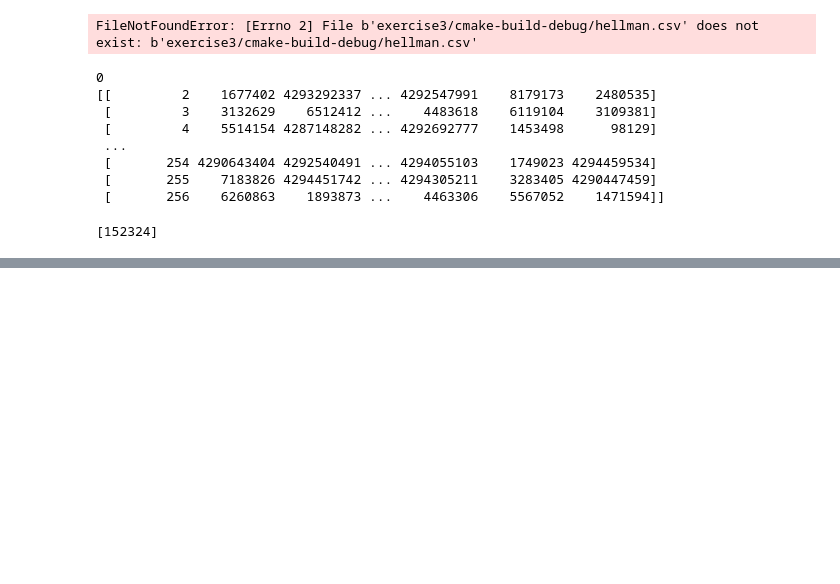
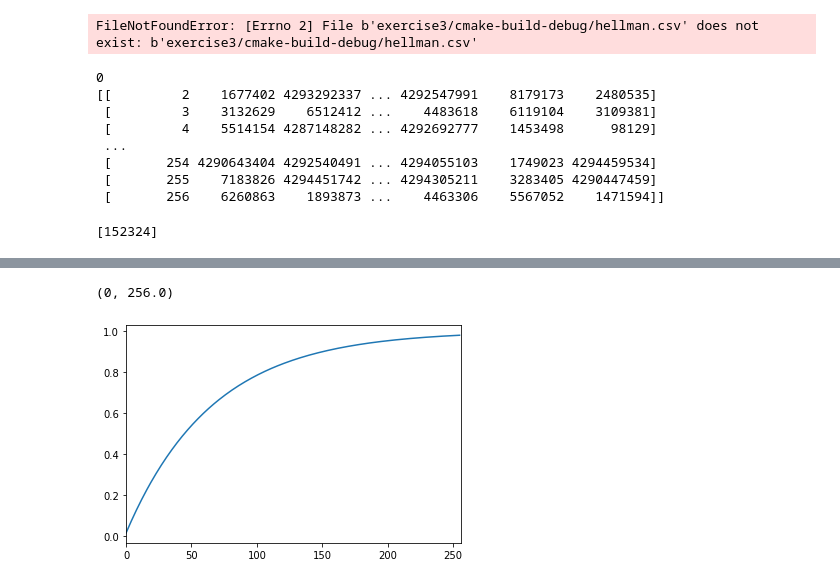
Before and after one commit to AsgeDarr/02255_tmto, a Jupyter notebook: ex_1.ipynb, the cells around one changed output, grey strips where cells are left out. Saved outputs shown, nothing was run; the diff lists cells and outputs as text; code cells hidden in the pictures; blank space fills up the shorter version.

```diff
--- a/ex_1.ipynb
+++ b/ex_1.ipynb
@@ -125,3 +114,16 @@ for i in range(0,NUMBER_OF_TABLES):
 coverage_values
 # %% [output]
 [152324]
+# %%
+import numpy as np
+import pandas as pd
+
+
+coverage_values = []
+NUMBER_OF_TABLES = 1
+for i in range(0,NUMBER_OF_TABLES):
+    print(i)
+    df = pd.read_csv('exercise3/cmake-build-debug/hellman' + str(i) + '.csv')
+    data = df.values
+    print(data)
+    coverage_values.append(len(np.unique(data)))
@@ -127,0 +145,16 @@ coverage_values
+# %%
+import numpy as np
+import pandas as pd
+
+unique_values = set([])
+unique_value_count = []
+NUMBER_OF_TABLES = 256
+for i in range(0,NUMBER_OF_TABLES):
+    if(i%20 == 0):
+        print(i)
+    df = pd.read_csv('exercise3/rainbow' + str(i) + '.csv')
+    data = df.values
+    #print(data)
+    for j in np.unique(data):
+        unique_values.add(j)
+    unique_value_count.append(len(unique_values))
@@ -127,0 +175,9 @@ coverage_values
+# %%
+c = [i/2**24 for i in unique_value_count]
+
+plt.plot(c)
+plt.xlim(right=256)
+plt.xlim(left=0)
+# %% [output]
+(0, 256.0)
+[figure, added]
```
Also changed, not shown: parts of 3 cells of this notebook.
